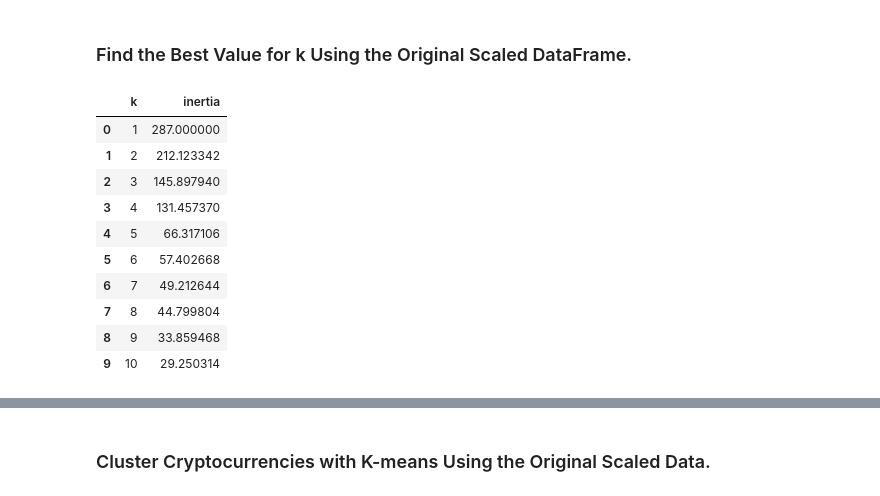
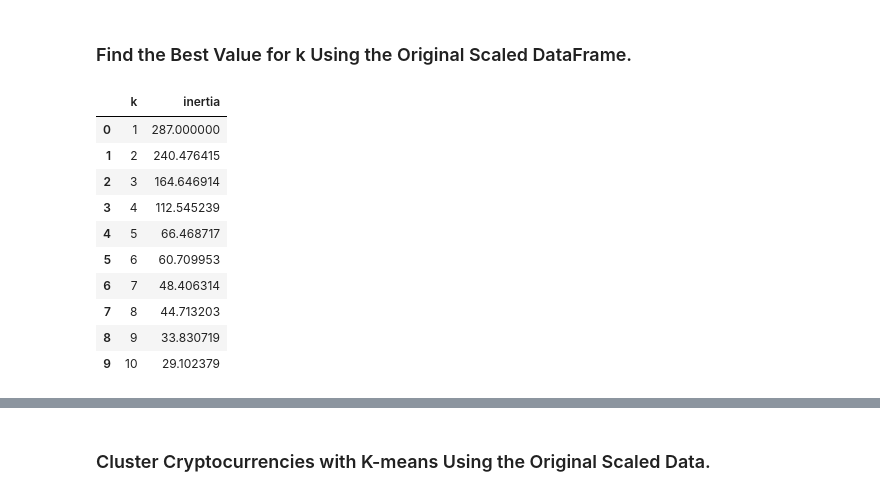
Before and after one commit to tbrown14611/CryptoClustering, a Jupyter notebook: Crypto_Clustering.ipynb, the cells around one changed output, grey strips where cells are left out. Saved outputs shown, nothing was run; the diff lists cells and outputs as text; code cells hidden in the pictures.

```diff
--- a/Crypto_Clustering.ipynb
+++ b/Crypto_Clustering.ipynb
@@ -93,37 +95,44 @@ market_data_scaled_df
 # %%
 # Create a list with the number of k-values to try
 # Use a range from 1 to 11
+inertia = []
 
-
-# Create an empty list to store the inertia values
-
+# Create a list with the number of k-values to try
+k = list(range(1, 11))
 
 # Create a for loop to compute the inertia with each possible value of k
 # Inside the loop:
 # 1. Create a KMeans model using the loop counter for the n_clusters
 # 2. Fit the model to the data using the scaled DataFrame
 # 3. Append the model.inertia_ to the inertia list
-
+for i in k:
+    model = KMeans(n_clusters=i, n_init='auto', random_state= None)
+    model.fit(market_data_scaled_df)
+    inertia.append(model.inertia_)
 
 # Create a dictionary with the data to plot the Elbow curve
-
+elbow_data = {
+    "k": k,
+    "inertia": inertia
+}
 
 # Create a DataFrame with the data to plot the Elbow curve
-
+df_elbow = pd.DataFrame(elbow_data)
 
 # Display the DataFrame
+df_elbow
 # %% [output]
 |  | k | inertia |
 | 0 | 1 | 287.000000 |
-| 1 | 2 | 212.123342 |
-| 2 | 3 | 145.897940 |
-| 3 | 4 | 131.457370 |
-| 4 | 5 | 66.317106 |
-| 5 | 6 | 57.402668 |
-| 6 | 7 | 49.212644 |
-| 7 | 8 | 44.799804 |
-| 8 | 9 | 33.859468 |
-| 9 | 10 | 29.250314 |
+| 1 | 2 | 240.476415 |
+| 2 | 3 | 164.646914 |
+| 3 | 4 | 112.545239 |
+| 4 | 5 | 66.468717 |
+| 5 | 6 | 60.709953 |
+| 6 | 7 | 48.406314 |
+| 7 | 8 | 44.713203 |
+| 8 | 9 | 33.830719 |
+| 9 | 10 | 29.102379 |
 # %%
 # Plot a line chart with all the inertia values computed with
 # the different values of k to visually identify the optimal value for k.
```
Also changed, not shown: parts of 20 cells of this notebook.
